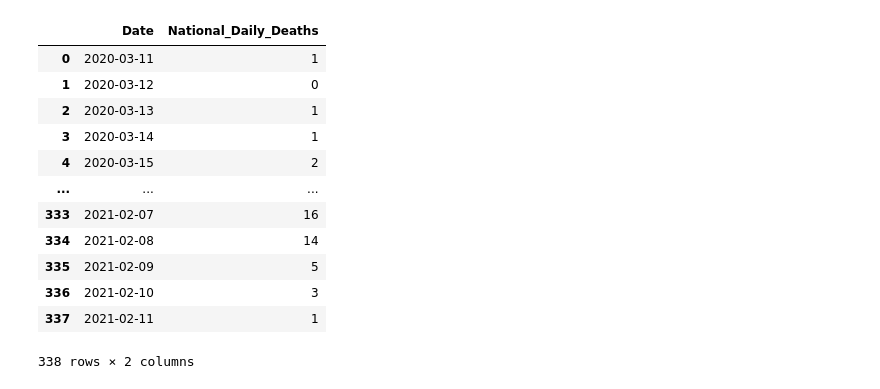
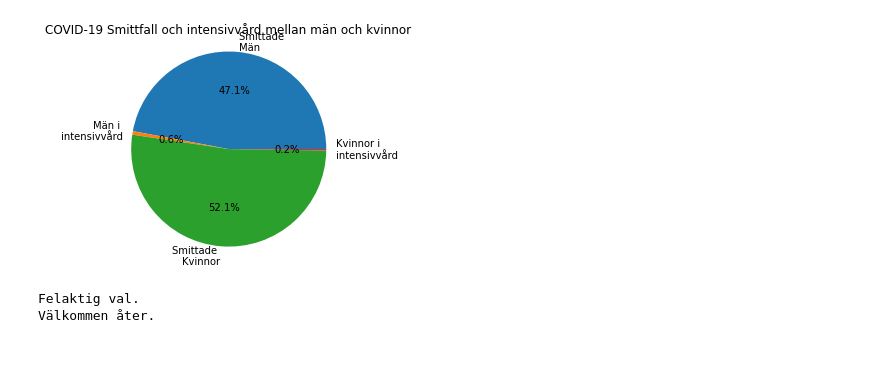
Before and after one commit to axeljornulf/axel_jornulf_te19d, a Jupyter notebook: Dataprojekt/main.ipynb, the cells around one changed output. Saved outputs shown, nothing was run; the diff lists cells and outputs as text; code cells hidden in the pictures; blank space fills up the shorter version.

```diff
--- a/Dataprojekt/main.ipynb
+++ b/Dataprojekt/main.ipynb
@@ -4,6 +4,7 @@ import numpy as np
 import matplotlib.pyplot as plt
 
 gender = []
+genderMF = []
 ålder = []
 ndd = []
 rdc = []
@@ -12,62 +13,75 @@ def validate_choice(output, msg):
     while True:
         try:
             value = int(input(output))
             break
         except:
             print(msg)
     return value
 
 def choice_1():
 
     lbl = "Smittade \nMän", "Män i \nintensivvård", "Smittade \nKvinnor", "Kvinnor i \nintensivvård"
+    lbl2 = "Smitt fall för män", "Smitt fall för kvinnor"
 
     df = pd.read_csv('Gender_Data.csv')
     mänSmittad = df['Total_Cases'].iloc[0:1].sum()
-    mänIntensivvård = df['Total_ICU_Admission'].iloc[0:1].sum()
+    mänIntensivvård = df['Total_ICU_Admissions'].iloc[0:1].sum()
 
     kvinnorSmittad = df['Total_Cases'].iloc[1:2].sum()
-    kvinnorIntensivvård = df['Total_ICU_Admission'].iloc[1:2].sum()
+    kvinnorIntensivvård = df['Total_ICU_Admissions'].iloc[1:2].sum()
 
     gender.append(mänSmittad)
     gender.append(mänIntensivvård)
     gender.append(kvinnorSmittad)
     gender.append(kvinnorIntensivvård)
 
-    plt.bar(lbl, gender, width=.4, color=["blue", "indigo", "red", "pink"])
-    plt.title("COVID-19 fall mellan kön + Intesivvård")
+    plt.pie(gender, labels=lbl, autopct='%1.1f%%')
+    plt.title("COVID-19 Smittfall och intensivvård mellan män och kvinnor")
+    plt.axis('equal')
+
     plt.show()
 
-    ask = ("Vill du ")
+    ask = ("\nVisa åldergrupp?"
+    "\n1 - Ja"
+    "\n2 - Nej"
+    )
 
+    while True:
+        val2 = validate_choice(ask, "Felaktig val.")
 
-while True:
-    mainMenu = ("\n========================="
-                "\n-   COVID-19 STATISTIK  -"
-                "\n-  Välkommen till menyn -"
-                "\n========================="
-                "\n\n1 - Gemför kön"
-                "\n2 - National dödsräkning"
-                "\n3 - Daglig smittning"
-                "\nExit. (0)"
-)
+        if val2 == 1:
+            sub_choice1()
 
-val = validate_choice(mainMenu, "Felaktig val.")
+        elif val2 == 2:
+            break
 
-if val == 0:
-    break
+        else:
+            print("Felaktig val.")
 
-elif val == 1:
+def main():
+    while True:
+        mainMenu = ("\n========================="
+                    "\n-   COVID-19 STATISTIK  -"
+                    "\n-  Välkommen till menyn -"
+                    "\n========================="
+                    "\n\n1 - Gemför kön"
+                    "\n2 - National dödsräkning"
+                    "\n3 - Daglig smittning"
+                    "\nExit. (0)")
+
+        val = validate_choice(mainMenu, "Felaktig val.")
+
+        if val == 0:
+            break
+
+        elif val == 1:
+            choice_1()
+
+        else:
+            print("Felaktig val.")
+main()
+print("Välkommen åter.")
 # %% [output]
-|  | Date | National_Daily_Deaths |
-| 0 | 2020-03-11 | 1 |
-| 1 | 2020-03-12 | 0 |
-| 2 | 2020-03-13 | 1 |
-| 3 | 2020-03-14 | 1 |
-| 4 | 2020-03-15 | 2 |
-| ... | ... | ... |
-| 333 | 2021-02-07 | 16 |
-| 334 | 2021-02-08 | 14 |
-| 335 | 2021-02-09 | 5 |
-| 336 | 2021-02-10 | 3 |
-| 337 | 2021-02-11 | 1 |
+[figure, added]
-338 rows × 2 columns
+Felaktig val.
+Välkommen åter.
```
Also changed, not shown: 1 other file.
